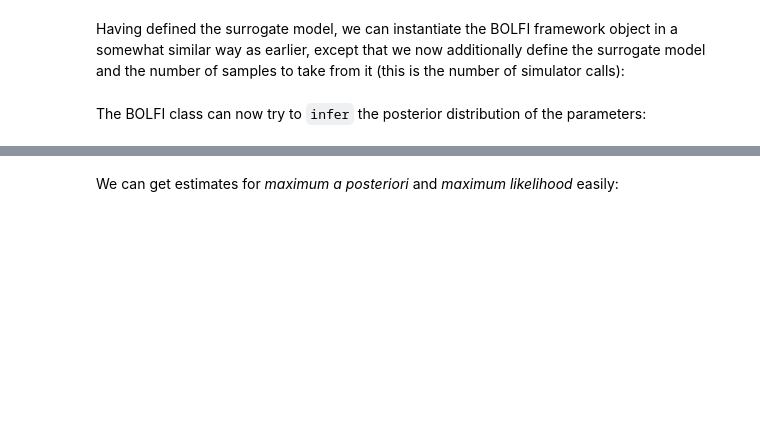
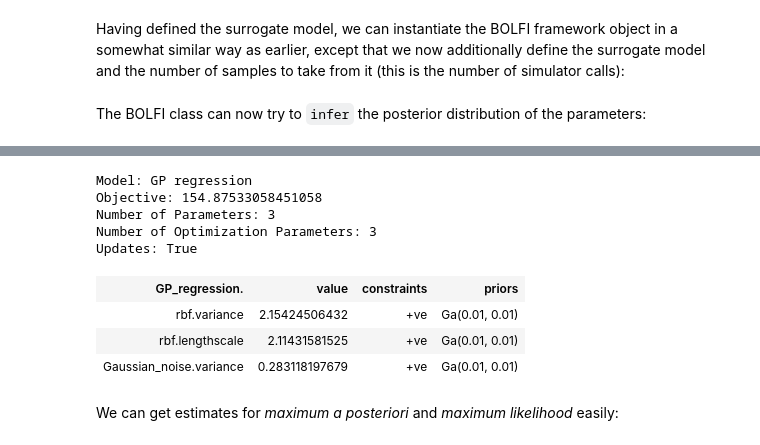
Before and after one commit to elfi-dev/elfi, a Jupyter notebook: notebooks/ma2_example.ipynb, the cells around one changed output, grey strips where cells are left out. Drawn from its saved outputs; the diff is of its cells as text; code cells hidden in the pictures; blank space fills up the shorter version.

```diff
--- a/notebooks/ma2_example.ipynb
+++ b/notebooks/ma2_example.ipynb
@@ -342,3 +374,15 @@ elfi.posteriors - INFO - Using minimum value of discrepancy estimate mean (-520.
+# %%
+gp_model.gp
+# %% [output]
+Model: GP regression
+Objective: 154.87533058451058
+Number of Parameters: 3
+Number of Optimization Parameters: 3
+Updates: True
+| GP_regression. | value | constraints | priors |
+| rbf.variance | 2.15424506432 | +ve | Ga(0.01, 0.01) |
+| rbf.lengthscale | 2.11431581525 | +ve | Ga(0.01, 0.01) |
+| Gaussian_noise.variance | 0.283118197679 | +ve | Ga(0.01, 0.01) |
 # %% [markdown]
 We can get estimates for *maximum a posteriori* and *maximum likelihood* easily:
 # %%
```
Also changed, not shown: parts of 21 cells of this notebook, 2 other files.
